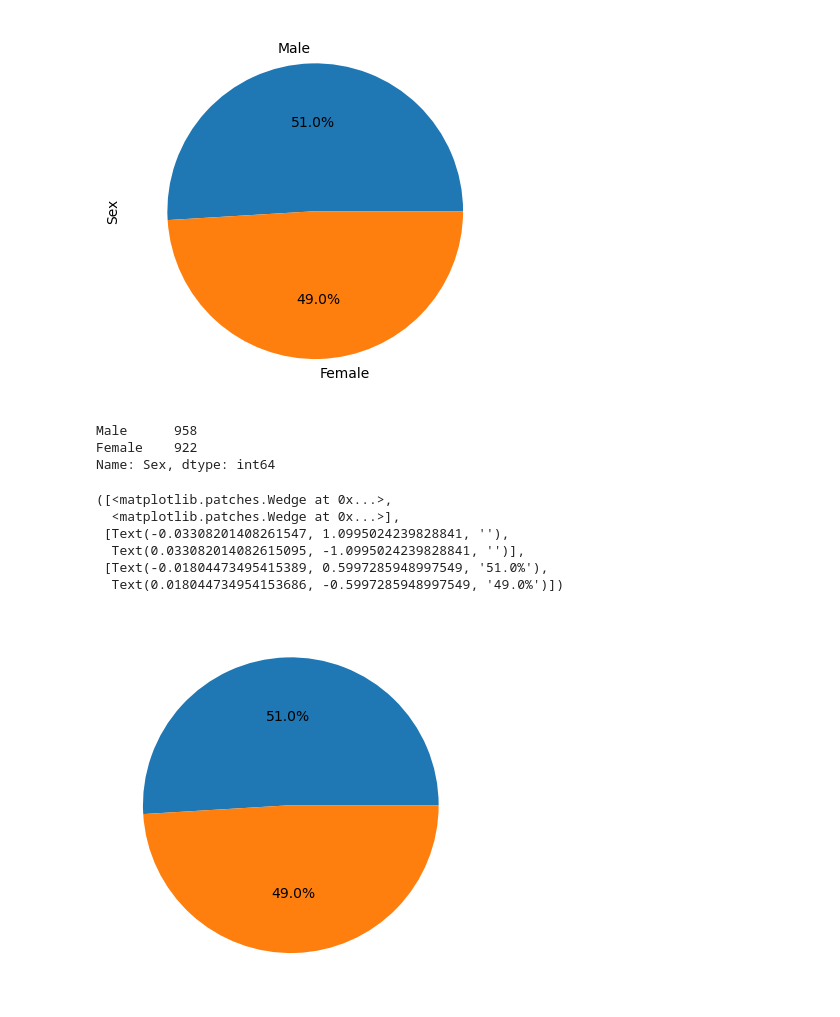
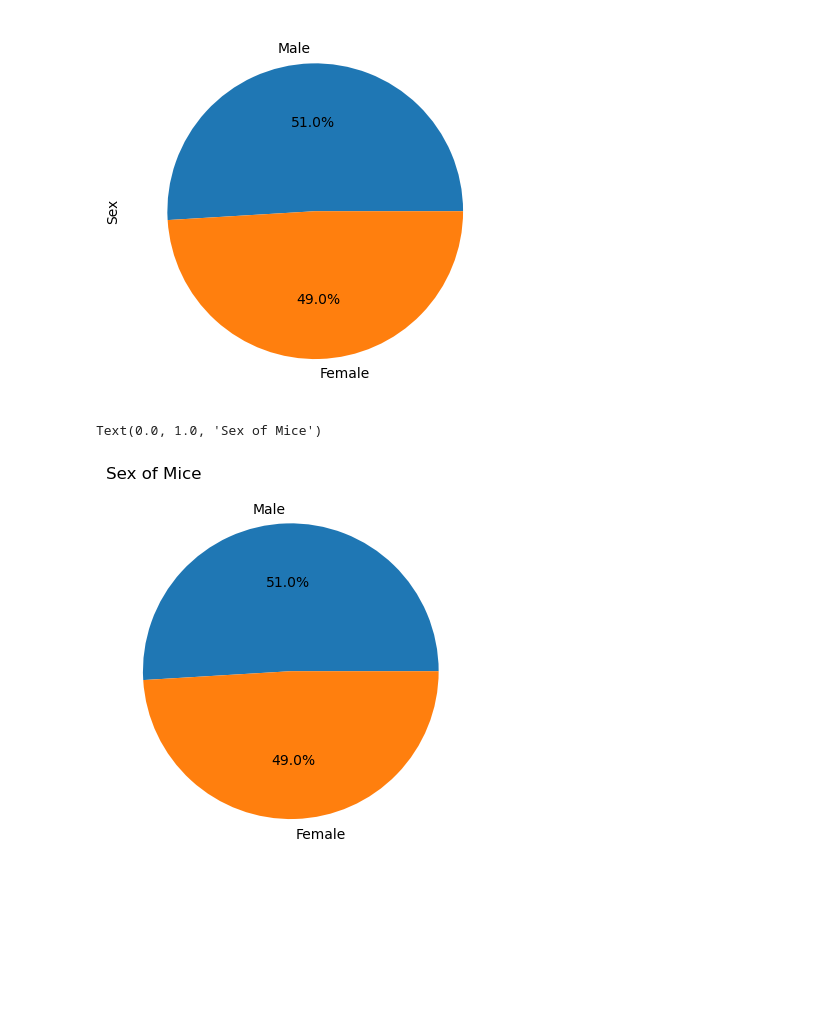
Before and after one commit to 19anguiano/matplotlib_Pymaceuticals, a Jupyter notebook: pymaceuticals_Analysis.ipynb, the cells around one changed output. Cells and saved outputs as stored; diff of their text form; code cells hidden in the pictures; blank space fills up the shorter version.

```diff
--- a/pymaceuticals_Analysis.ipynb
+++ b/pymaceuticals_Analysis.ipynb
@@ -157,20 +158,11 @@ plot_pandas = male_female.plot(kind="pie", autopct="%1.1f%%")
 plt.show()
 # %% [output]
 [figure]
-# %%
-male_female
-# %% [output]
-Male      958
-Female    922
-Name: Sex, dtype: int64
 # %%
 # Generate a pie plot showing the distribution of female versus male mice using pyplot
-plt.pie(male_female, autopct="%1.1f%%")
+labels = ["Male", "Female"]
+plt.pie(male_female, labels=labels, autopct="%1.1f%%")
+plt.title("Sex of Mice", loc="left")
 # %% [output]
-([<matplotlib.patches.Wedge at 0x...>,
-  <matplotlib.patches.Wedge at 0x...>],
- [Text(-0.03308201408261547, 1.0995024239828841, ''),
-  Text(0.033082014082615095, -1.0995024239828841, '')],
- [Text(-0.01804473495415389, 0.5997285948997549, '51.0%'),
-  Text(0.018044734954153686, -0.5997285948997549, '49.0%')])
+Text(0.0, 1.0, 'Sex of Mice')
-[figure, old version]
+[figure, new version]
```
Also changed, not shown: parts of 10 cells of this notebook, 4 other files.
